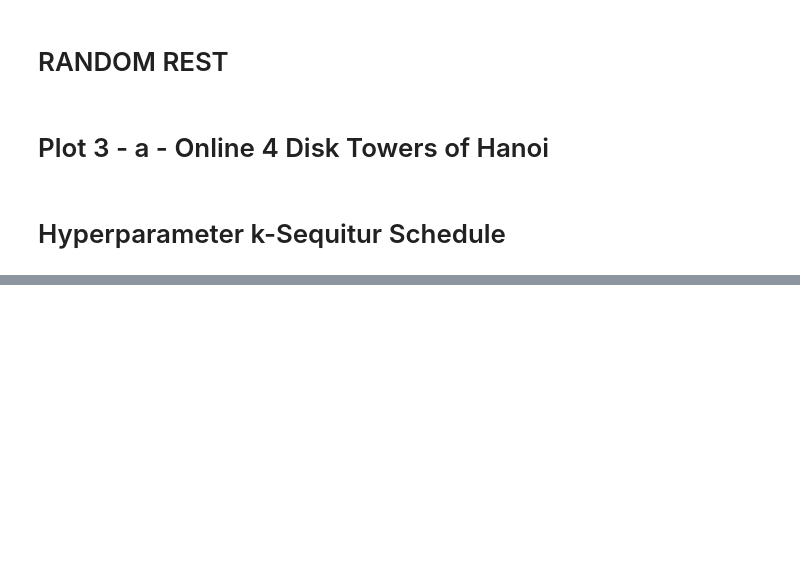
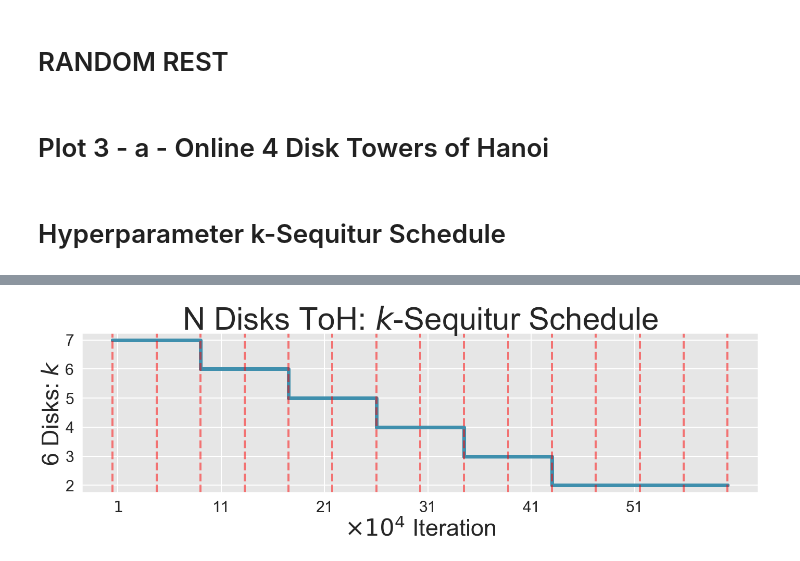
Before and after one commit to RobertTLange/action-grammars-hrl, a Jupyter notebook: visualize_results.ipynb, the cells around one changed output, grey strips where cells are left out. Cells and saved outputs as stored; diff of their text form; code cells hidden in the pictures; blank space fills up the shorter version.

```diff
--- a/visualize_results.ipynb
+++ b/visualize_results.ipynb
@@ -460,0 +461,22 @@ plt.savefig("figures/sequitur_schedule", dpi=300)
+# %%
+plt.figure(figsize=(20, 7))
+plt.title(r"N Disks ToH: $k$-Sequitur Schedule", fontsize=60)
+
+plt.plot(schedule_towers_6_its, schedule_towers_6_k, ".", linewidth=7.0)
+plt.step(schedule_towers_6_its, schedule_towers_6_k, "-", where="post", linewidth=7.0)
+plt.xlabel(r"$\times 10^4$ Iteration", fontsize=45)
+plt.ylabel(r"6 Disks: $k$", fontsize=45)
+
+for x in schedule_towers_6_its:
+    plt.axvline(x=x, linewidth=4, color='r', linestyle="--", alpha=0.5)
+
+its_ticks = np.arange(10000, np.max(schedule_towers_6_its), 100000)
+its_labels_temp = [str(int(it/10000)) for it in its_ticks]
+its_labels = [it_l for it_l in its_labels_temp]
+its_labels[0] = r"$1$"
+plt.xticks(its_ticks, its_labels, fontsize=30)
+plt.yticks(fontsize=30)
+plt.tight_layout()
+plt.savefig("figures/poster_sequitur_schedule", dpi=300)
+# %% [output]
+[figure, added]
```
Also changed, not shown: parts of 8 cells of this notebook, 8 other files.
